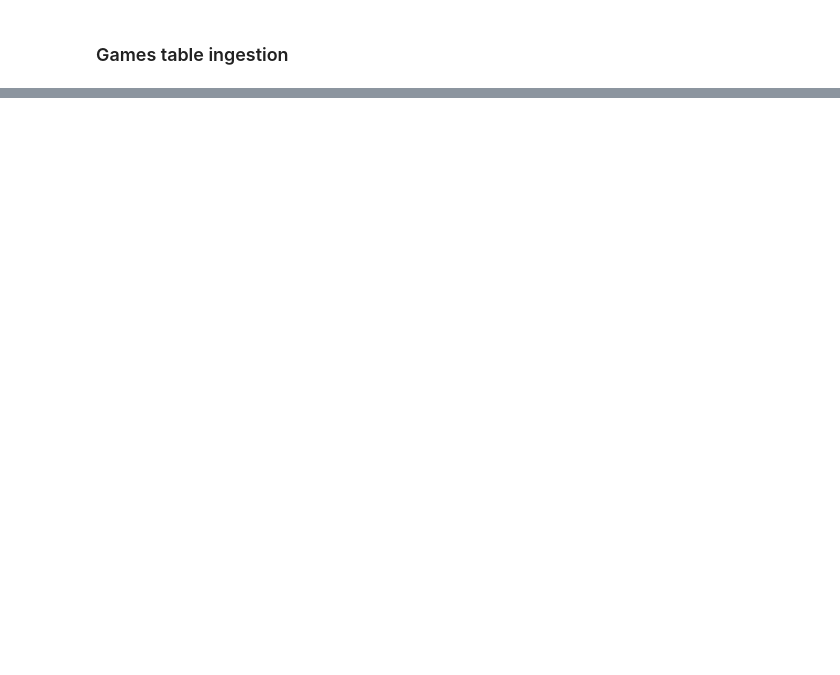
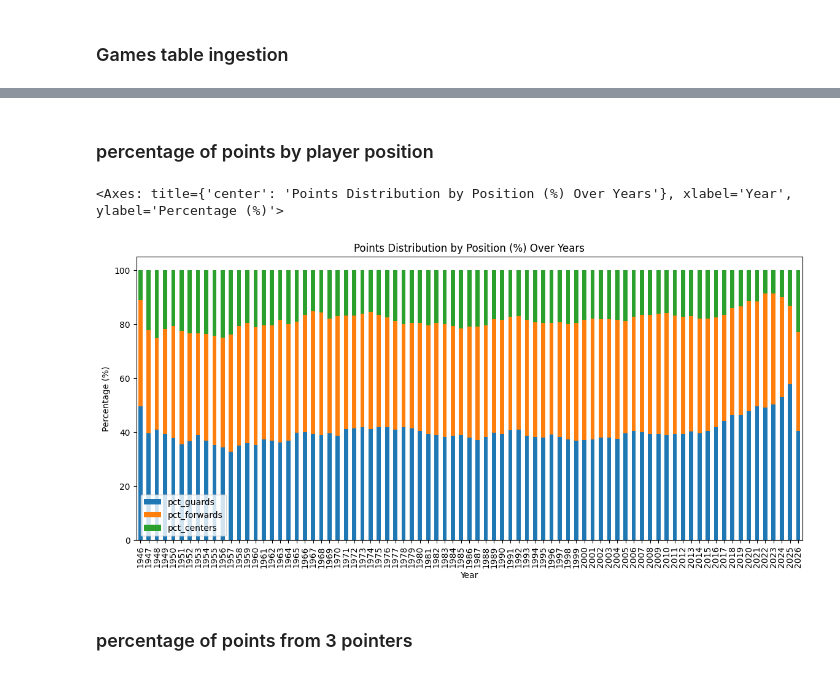
Before and after one commit to Mark-Rozenberg/Nba, a Jupyter notebook: Ingestion.ipynb, the cells around one changed output, grey strips where cells are left out. Saved outputs shown, nothing was run; the diff lists cells and outputs as text; code cells hidden in the pictures; blank space fills up the shorter version.

```diff
--- a/Ingestion.ipynb
+++ b/Ingestion.ipynb
@@ -171,0 +271,45 @@ conn.close()
+# %% [markdown]
+### percentage of points by player position
+# %%
+test4 = conn.execute("""
+with part1 as(
+select t1.*, year(t1.gameDateTimeEst) as GameYear, t2.guard, t2.forward, t2.center
+from PlayerStat t1
+left join
+players t2
+on t1.personId = t2.personId
+),
+part2 as (
+select
+GameYear,
+sum(case when guard = 1 then points end) as points_guards,
+sum(case when forward = 1 then points end) as points_forwards,
+sum(case when center = 1 then points end) as points_centers
+from part1
+group by 1
+order by GameYear
+)
+select *
+from part2
+where GameYear is not null
+""").df()
+# %%
+test4_pct = test4.copy()
+test4_pct['total_points'] = test4_pct['points_guards'] + test4_pct['points_forwards'] + test4_pct['points_centers']
+test4_pct['pct_guards'] = (test4_pct['points_guards'] / test4_pct['total_points'] * 100).round(2)
+test4_pct['pct_forwards'] = (test4_pct['points_forwards'] / test4_pct['total_points'] * 100).round(2)
+test4_pct['pct_centers'] = (test4_pct['points_centers'] / test4_pct['total_points'] * 100).round(2)
+
+test4_pct[['GameYear', 'pct_guards', 'pct_forwards', 'pct_centers']].set_index('GameYear').plot(
+    kind='bar',
+    stacked=True,
+    figsize=(14, 6),
+    title='Points Distribution by Position (%) Over Years',
+    ylabel='Percentage (%)',
+    xlabel='Year'
+)
+# %% [output]
+<Axes: title={'center': 'Points Distribution by Position (%) Over Years'}, xlabel='Year', ylabel='Percentage (%)'>
+[figure, added]
+# %% [markdown]
+### percentage of points from 3 pointers
```
Also changed, not shown: parts of 28 cells of this notebook, 2 other files.
